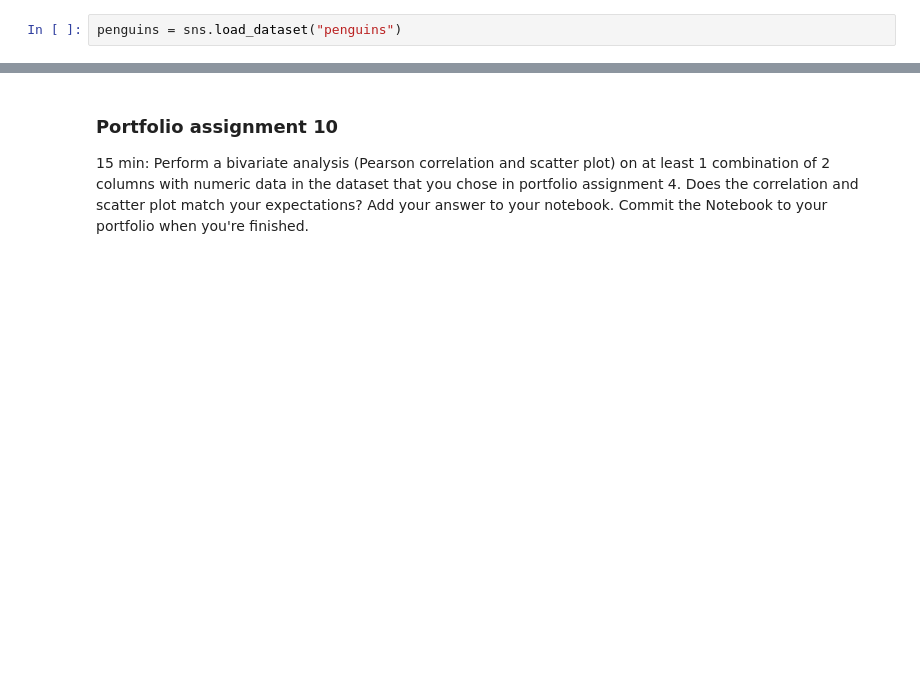
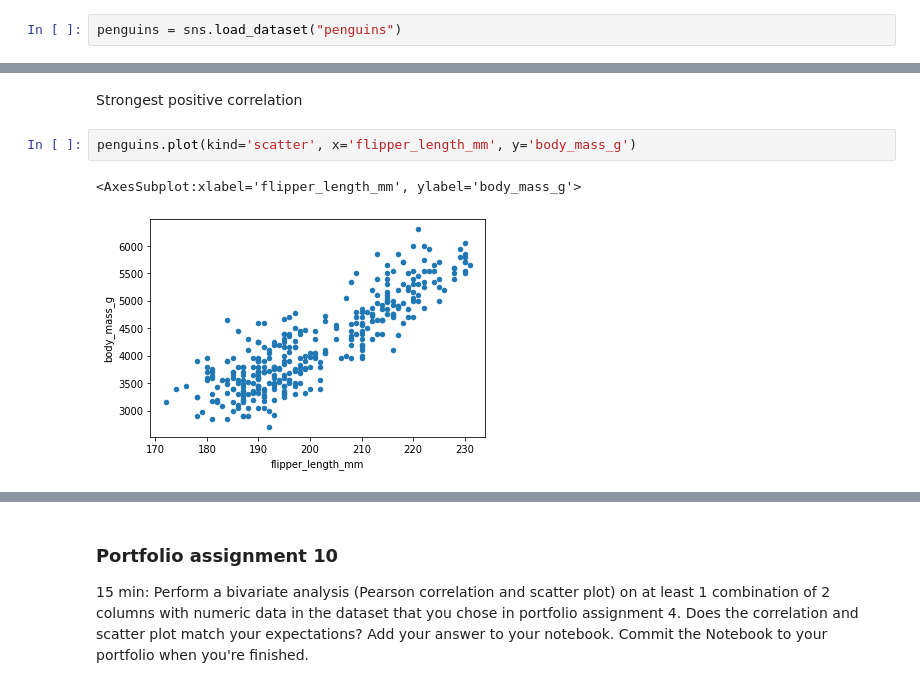
Before and after one commit to NoahKeijzer/DataSciencePortfolio, a Jupyter notebook: Bivariate analysis.ipynb, the cells around one changed output, grey strips where cells are left out. Saved outputs shown, nothing was run; the diff lists cells and outputs as text; blank space fills up the shorter version.

```diff
--- a/Bivariate analysis.ipynb
+++ b/Bivariate analysis.ipynb
@@ -153,0 +155,7 @@ penguins.head()
+# %% [markdown]
+Strongest positive correlation
+# %%
+penguins.plot(kind='scatter', x='flipper_length_mm', y='body_mass_g')
+# %% [output]
+<AxesSubplot:xlabel='flipper_length_mm', ylabel='body_mass_g'>
+[figure, added]
```
Also changed, not shown: parts of 15 cells of this notebook, 1 other file.
